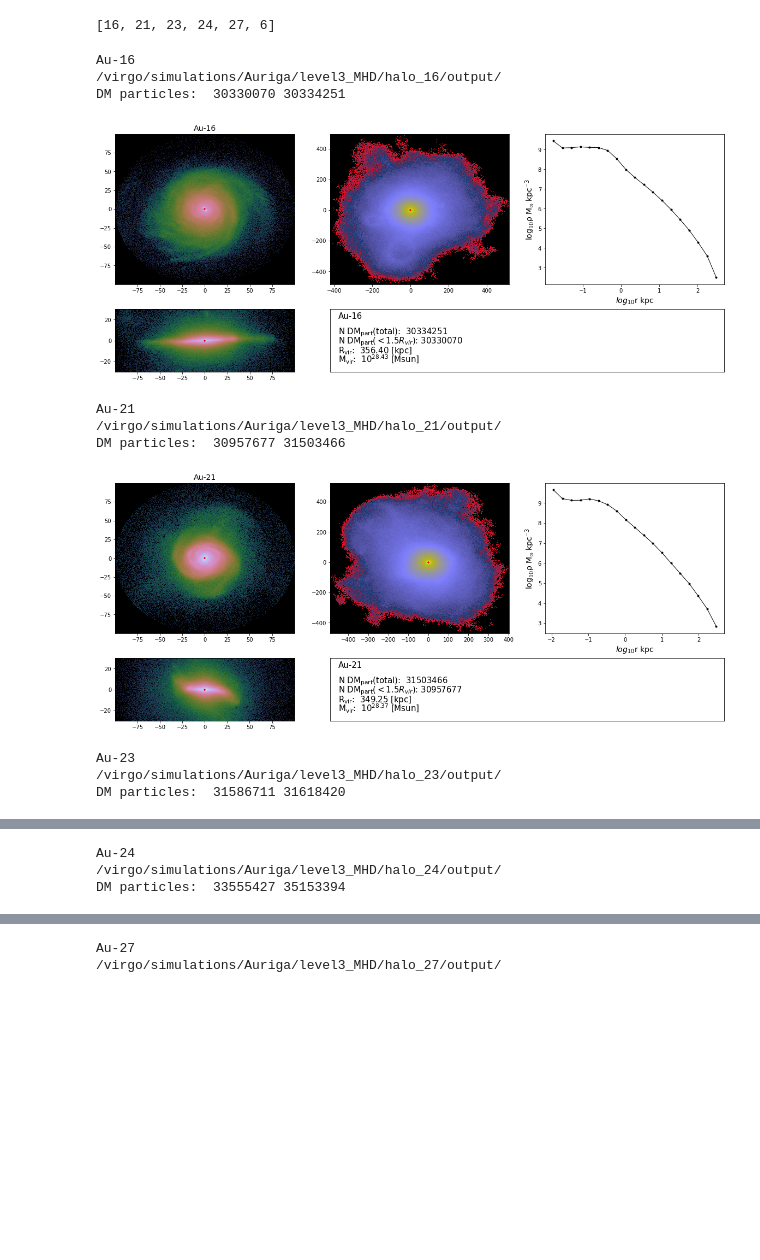
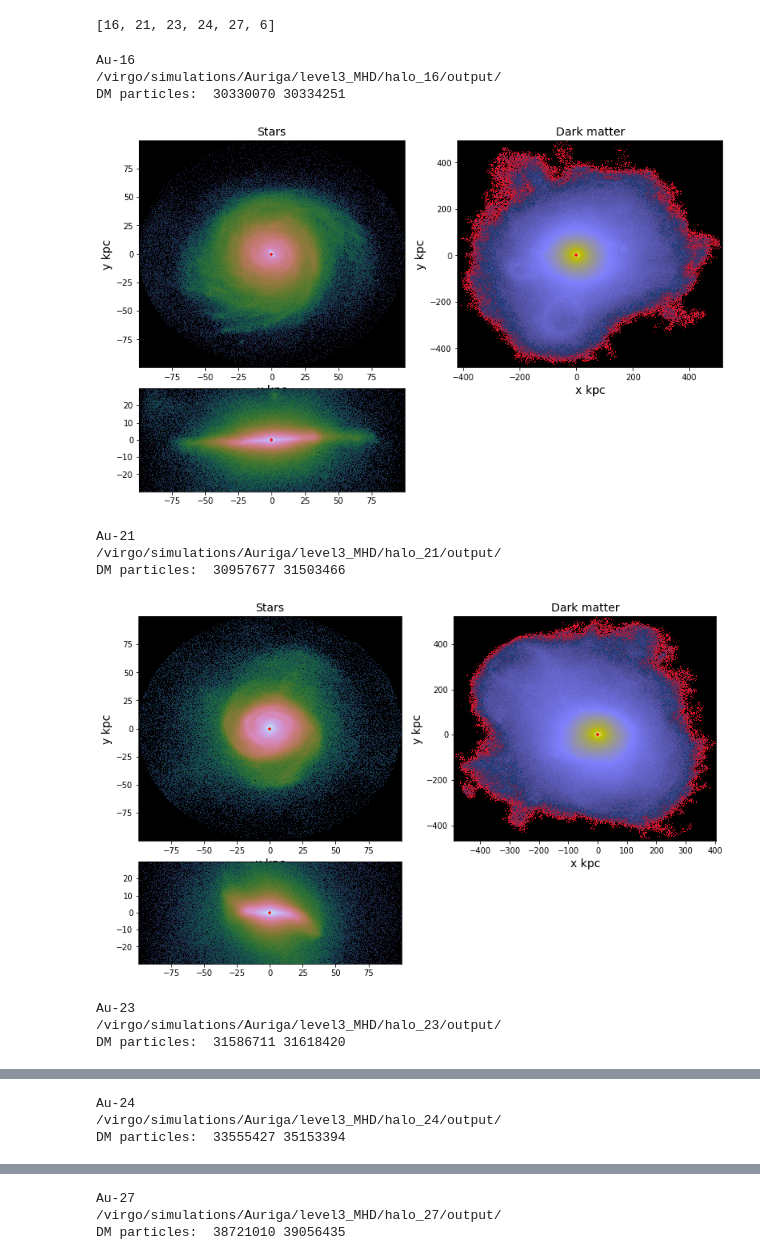
Before and after one commit to jngaravitoc/auriga-exp, a Jupyter notebook: src/Analisys Sample.ipynb, the cells around one changed output, grey strips where cells are left out. Drawn from its saved outputs; the diff is of its cells as text; code cells hidden in the pictures; blank space fills up the shorter version.

```diff
--- a/src/Analisys Sample.ipynb
+++ b/src/Analisys Sample.ipynb
@@ -107,7 +107,10 @@ for nhalo in la.L3MHDsam:
     extentsf = _xsf.min(),_xsf.max(),_ysf.min(),_ysf.max()
     plt.imshow(np.log10(Hsf).T,cmap='cubehelix',extent=extentsf,aspect='auto',origin='lower',interpolation='none')
     plt.scatter(0,0,s=20,c='r',marker='+')
-    plt.title('Au-%s'%nhalo,fontsize=14)
+    #plt.title('Au-%s'%nhalo,fontsize=14)
+    plt.title('Stars',fontsize=14)
+    plt.xlabel('x kpc',fontsize=14)
+    plt.ylabel('y kpc',fontsize=14)
 
     ax2=plt.subplot(3,3,7)
     ax2.patch.set_facecolor('black')
@@ -120,8 +123,11 @@ for nhalo in la.L3MHDsam:
     extentdm = _xdm.min(),_xdm.max(),_ydm.min(),_ydm.max()
     plt.imshow(np.log10(Hdm).T,cmap='gist_stern',extent=extentdm,aspect='auto',origin='lower',interpolation='none')
     plt.scatter(0,0,s=10,c='r',marker='+')
+    plt.title('Dark matter',fontsize=14)
+    plt.xlabel('x kpc',fontsize=14)
+    plt.ylabel('y kpc',fontsize=14)
 
-
+    '''
     plt.subplot(3,3,(3,6))
     r3min,r3max=np.log10(r3dm).min(),np.log10(r3dm).max()
     r3dml = np.log10(r3dm)
@@ -137,38 +143,41 @@ for nhalo in la.L3MHDsam:
     plt.plot(DR[:-1],np.log10(rho),lw=1,marker='.',c='k')
     plt.ylabel(r'$\rm log_{10} \rho\; M_{\odot}\;kpc^{-3}}$',fontsize=14)
     plt.xlabel(r'$log_{10}$r kpc',fontsize=14)
     #print(DR,rho)
 
     plt.subplot(3,3,(8,9))
 
     plt.text(0.02,0.85,'Au-%s'%nhalo,fontsize=15)
     plt.text(0.02,0.6,r'N $\rm DM_{part}$(total):  %s'%Npartbe,fontsize=15)
     plt.text(0.02,0.45,r'N $\rm DM_{part}$($<1.5R_{vir}$): %s'%len(r3dm),fontsize=15)
     plt.text(0.02,0.3,r'$\rm R_{vir}$:  %.2f [kpc]'%Rvir,fontsize=15)
     plt.text(0.02,0.15,r'$\rm M_{vir}$:  $10^{%.2f}$ [Msun]'%np.log(Mvir),fontsize=15)
     plt.xticks([])
     plt.yticks([])
     plt.subplots_adjust(hspace=0.4)
     plt.show()
+    plt.close()'''
+    plt.savefig('plots/profiles_Au%s.pdf'%nhalo)
+    plt.show()
     plt.close()
 
     #g1 = hf.create_group('Au-%s'%nhalo)
     hf = h5.File('Table/Data_DM_Au-%s.hdf5'%nhalo,'w')
     hf.create_dataset('x'    ,data=Xdm)
     hf.create_dataset('y'    ,data=Ydm)
     hf.create_dataset('z'    ,data=Zdm)
     hf.create_dataset('m'    ,data=Mdm)
 
     hf.close()
 # %% [output]
 Au-16
 /virgo/simulations/Auriga/level3_MHD/halo_16/output/
 DM particles:  30330070 30334251
-[figure, old version]
+[figure, new version]
 Au-21
 /virgo/simulations/Auriga/level3_MHD/halo_21/output/
 DM particles:  30957677 31503466
-[figure, old version]
+[figure, new version]
 Au-23
 /virgo/simulations/Auriga/level3_MHD/halo_23/output/
 DM particles:  31586711 31618420
@@ -180,2 +189,3 @@ DM particles:  33555427 35153394
 Au-27
 /virgo/simulations/Auriga/level3_MHD/halo_27/output/
+DM particles:  38721010 39056435
```
Also changed, not shown: parts of 2 cells of this notebook, 1 other file.
